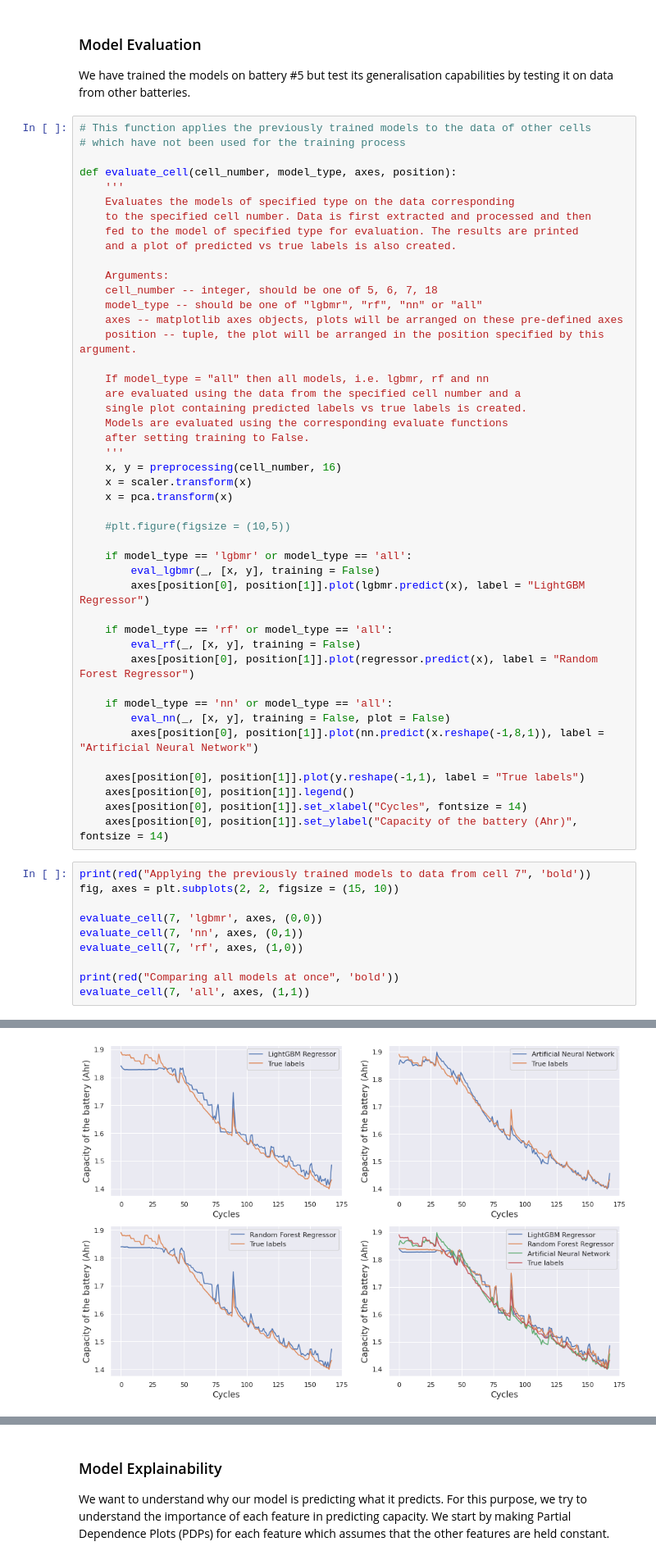
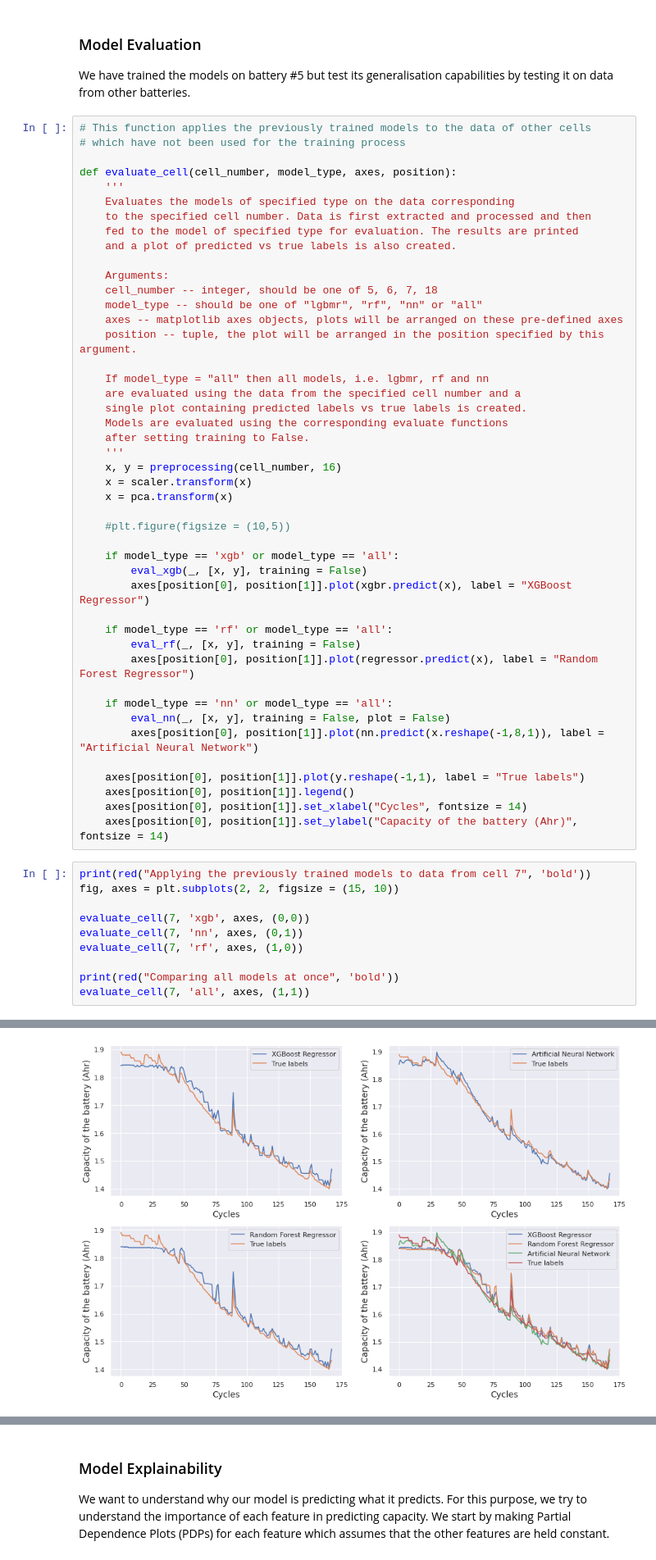
Before and after one commit to aweditya/ev-battery-degradation, a Jupyter notebook: src/Predicting RUL of EV Batteries.ipynb, the cells around one changed output, grey strips where cells are left out. Shown at 82% size. Cells and saved outputs as stored; diff of their text form.

Commit message:
Replaced LightGBM with XGBoost in the final evaluation plots

```diff
--- a/src/Predicting RUL of EV Batteries.ipynb
+++ b/src/Predicting RUL of EV Batteries.ipynb
@@ -1480,9 +1480,9 @@ def evaluate_cell(cell_number, model_type, axes, position):
 
     #plt.figure(figsize = (10,5))
 
-    if model_type == 'lgbmr' or model_type == 'all':
-        eval_lgbmr(_, [x, y], training = False)
-        axes[position[0], position[1]].plot(lgbmr.predict(x), label = "LightGBM Regressor")
+    if model_type == 'xgb' or model_type == 'all':
+        eval_xgb(_, [x, y], training = False)
+        axes[position[0], position[1]].plot(xgbr.predict(x), label = "XGBoost Regressor")
 
     if model_type == 'rf' or model_type == 'all':
         eval_rf(_, [x, y], training = False)
@@ -1500,7 +1500,7 @@ def evaluate_cell(cell_number, model_type, axes, position):
 print(red("Applying the previously trained models to data from cell 7", 'bold'))
 fig, axes = plt.subplots(2, 2, figsize = (15, 10))
 
-evaluate_cell(7, 'lgbmr', axes, (0,0))
+evaluate_cell(7, 'xgb', axes, (0,0))
 evaluate_cell(7, 'nn', axes, (0,1))
 evaluate_cell(7, 'rf', axes, (1,0))
 
@@ -1514,14 +1514,14 @@ RMSE = 0.0272
 6/6 [==============================] - 0s 4ms/step - loss: 2.1380e-04
 Evaluating the Artificial Neural Network...
 R2 Score = 0.9917
 RMSE = 0.0146
 Evaluating the Random Forest Regressor...
 R2 Score = 0.9785
 RMSE = 0.0235
 Comparing all models at once
 ... (6 lines left out)
 6/6 [==============================] - 0s 4ms/step - loss: 2.1380e-04
 Evaluating the Artificial Neural Network...
 R2 Score = 0.9917
 RMSE = 0.0146
-[figure, old version]
+[figure, new version]
```
Also changed, not shown: parts of 2 cells of this notebook.
